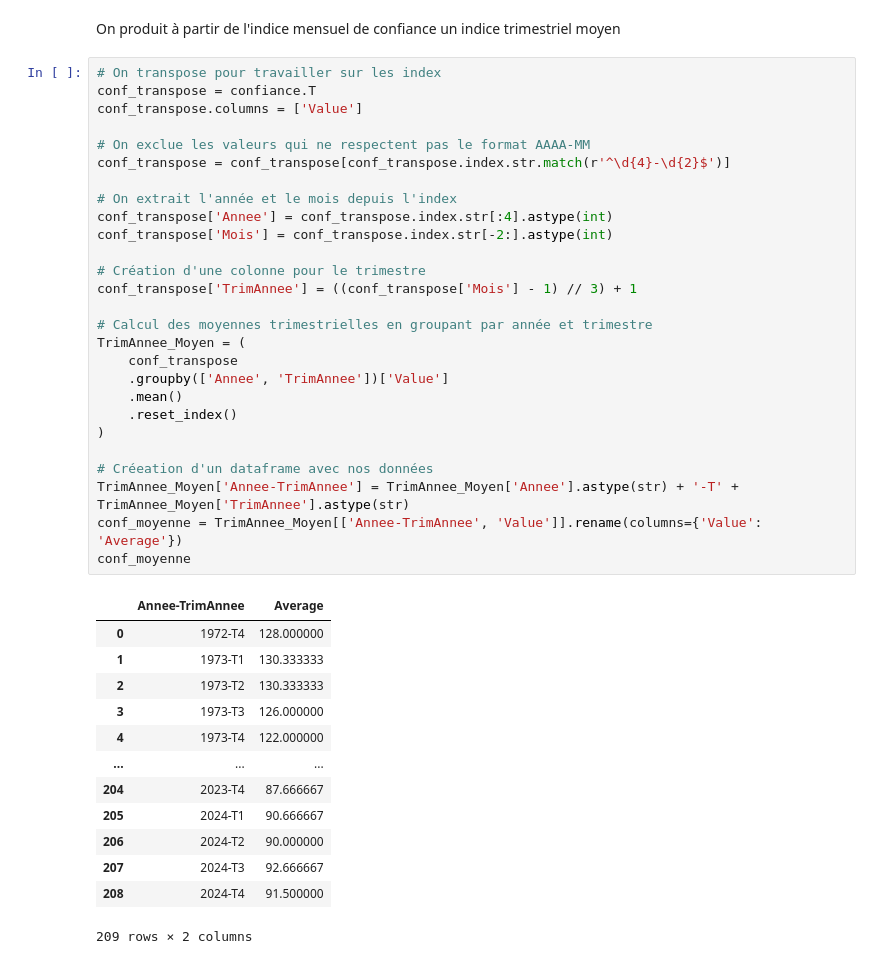
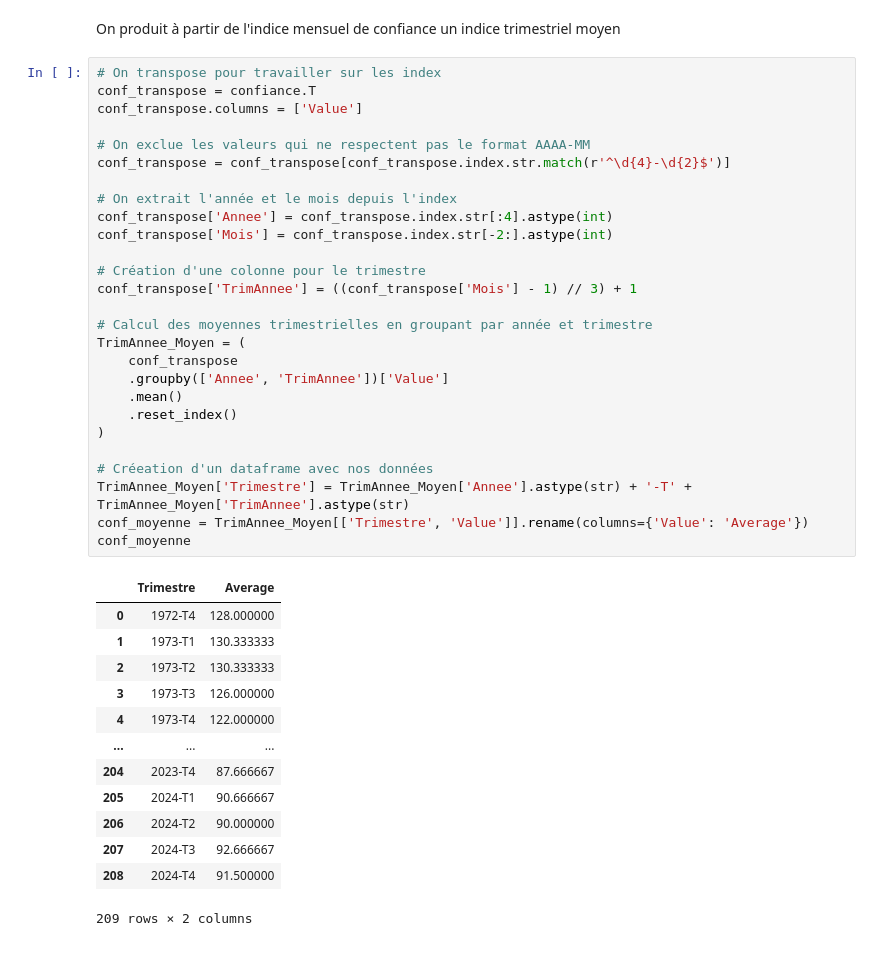
Before and after one commit to amreily/Projet-python-2A, a Jupyter notebook: sandbox_carla.ipynb, the cells around one changed output. Saved outputs shown, nothing was run; the diff lists cells and outputs as text.

```diff
--- a/sandbox_carla.ipynb
+++ b/sandbox_carla.ipynb
@@ -116,32 +116,32 @@ On produit à partir de l'indice mensuel de confiance un indice trimestriel moye
 # %%
 # On transpose pour travailler sur les index
 conf_transpose = confiance.T
 conf_transpose.columns = ['Value']
 
 # On exclue les valeurs qui ne respectent pas le format AAAA-MM
 conf_transpose = conf_transpose[conf_transpose.index.str.match(r'^\d{4}-\d{2}$')]
 
 # On extrait l'année et le mois depuis l'index
 conf_transpose['Annee'] = conf_transpose.index.str[:4].astype(int)
 conf_transpose['Mois'] = conf_transpose.index.str[-2:].astype(int)
 
 # Création d'une colonne pour le trimestre
 conf_transpose['TrimAnnee'] = ((conf_transpose['Mois'] - 1) // 3) + 1
 
 # Calcul des moyennes trimestrielles en groupant par année et trimestre
 TrimAnnee_Moyen = (
     conf_transpose
     .groupby(['Annee', 'TrimAnnee'])['Value']
     .mean()
     .reset_index()
 )
 
 # Créeation d'un dataframe avec nos données
-TrimAnnee_Moyen['Annee-TrimAnnee'] = TrimAnnee_Moyen['Annee'].astype(str) + '-T' + TrimAnnee_Moyen['TrimAnnee'].astype(str)
-conf_moyenne = TrimAnnee_Moyen[['Annee-TrimAnnee', 'Value']].rename(columns={'Value': 'Average'})
+TrimAnnee_Moyen['Trimestre'] = TrimAnnee_Moyen['Annee'].astype(str) + '-T' + TrimAnnee_Moyen['TrimAnnee'].astype(str)
+conf_moyenne = TrimAnnee_Moyen[['Trimestre', 'Value']].rename(columns={'Value': 'Average'})
 conf_moyenne
 # %% [output]
-|  | Annee-TrimAnnee | Average |
+|  | Trimestre | Average |
 | 0 | 1972-T4 | 128.000000 |
 | 1 | 1973-T1 | 130.333333 |
 | 2 | 1973-T2 | 130.333333 |
```
Also changed, not shown: parts of 7 cells of this notebook, 1 other file.
